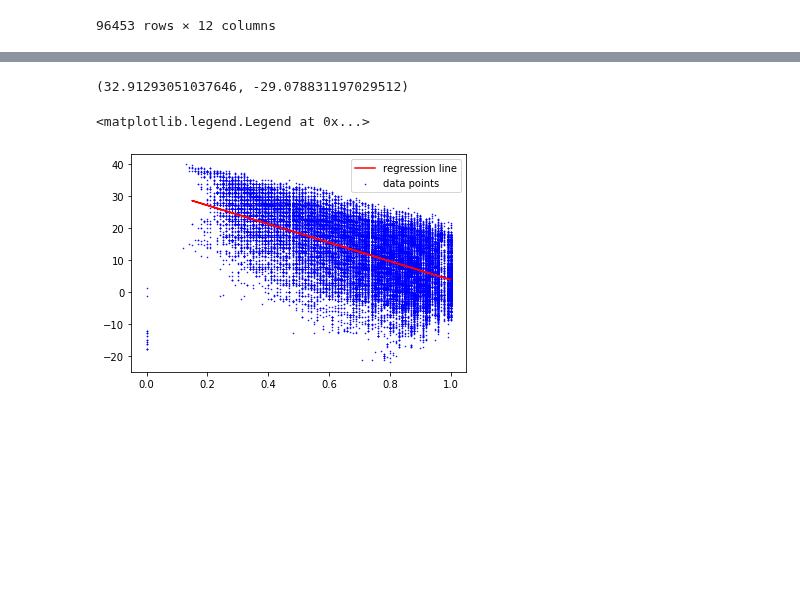
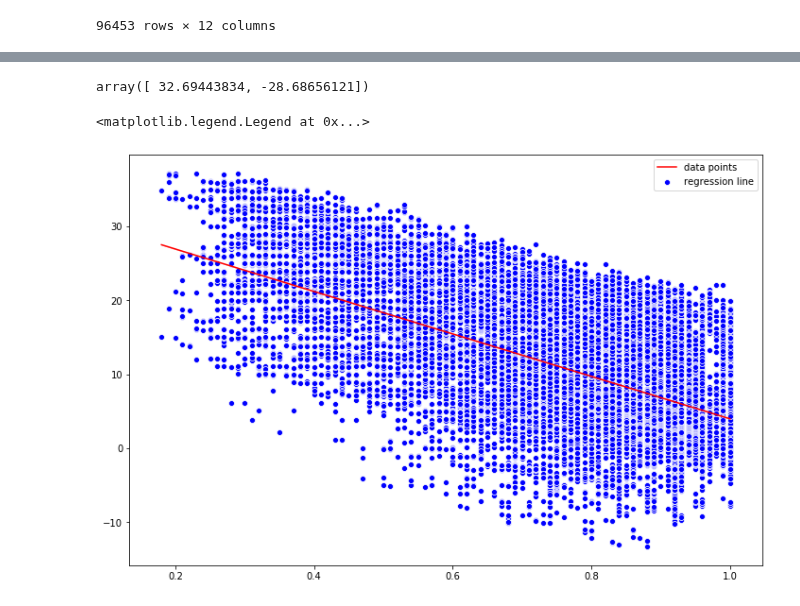
Before and after one commit to SunnyRaj94/Machine-Learning-From-Scratch, a Jupyter notebook: regression/simple_linear_regression/02_problem.ipynb, the cells around one changed output, grey strips where cells are left out. Saved outputs shown, nothing was run; the diff lists cells and outputs as text; code cells hidden in the pictures; blank space fills up the shorter version.

Commit message:
refactored : simple linear regression second problem

```diff
--- a/regression/simple_linear_regression/02_problem.ipynb
+++ b/regression/simple_linear_regression/02_problem.ipynb
@@ -98,16 +92,45 @@ def gradient_descent(x,y):
+# %%
+#function returns the derivative of cost function which will help in minimizing cost function
+def derivative_cost_function(variation,row):
+    #taking length of training set
+    length=70000
+    return ( variation.dot(train_humidity[row]))  /length
+# %%
+#this function returns the value of parameters
+# that is intercept and slope value for drawing regression line
+def obtain_parameters():
+    #initializing theta to zero
+    #both slope and y intercept
+    theta = np.array([0.0,0.0])
+    #learning rate is written as alpha
+    alpha =0.01
+    #number of iterations
+    iterations = 10000
+    for _ in range(iterations):
+        #obtainig predicted value of y
+        pred_target    = theta.dot(train_humidity)
+        #obtaining error or variation from original target value
+        variation = pred_target - train_temperature
+        #assining theta to temperory variable
+        temp_theta = theta
+        for row in range(0,len(theta)):
+            #changing theta value based upon derivative of cost function
+            temp_theta[row]      = temp_theta[row] - (alpha *  ( derivative_cost_function(variation,row) ) )
+        theta = temp_theta
+    return theta
 # %%
 #obtaining value of gradient descent
-gradient = gradient_descent(train_humidity,train_temperature)
+parameter = obtain_parameters()
 # %%
 #showing output
-gradient
+parameter
 # %% [output]
-(32.91293051037646, -29.078831197029512)
+array([ 32.69443834, -28.68656121])
 # %%
 #defining a function to test the data set
 def predict(test):
-    b0 = gradient[0]#32.912930 #obtained gradient descent
-    b1 = gradient[1]#-29.0788311
+    b0 = parameter[0]#32.912930 #obtained gradient descent
+    b1 = parameter[1]#-29.0788311
     n = len(test)
 
     lis = []
@@ -120,13 +143,13 @@ def predict(test):
 predicted_temp=predict(test_humidity.tolist())
 # %%
 #plotting graph with regression line
-figure = plt.subplot()
-figure.plot(test_humidity,predicted_temp,color='r',label='regression line')
-figure.scatter(train_humidity,train_temperature,s=0.3,color='b',label="data points")
-figure.legend()
+plt.figure(figsize=(12,8))
+sea.scatterplot(x=test_humidity,y=test_temp,color='blue',label='regression line')
+sea.lineplot(x=test_humidity,y=predicted_temp, color = 'red',label="data points")
+plt.legend()
 # %% [output]
 <matplotlib.legend.Legend at 0x...>
-[figure, old version]
+[figure, new version]
 # %%
 #determining accuracy
 def accuracy( y_data_test, y_pred_test):
```
Also changed, not shown: parts of 12 cells of this notebook.
